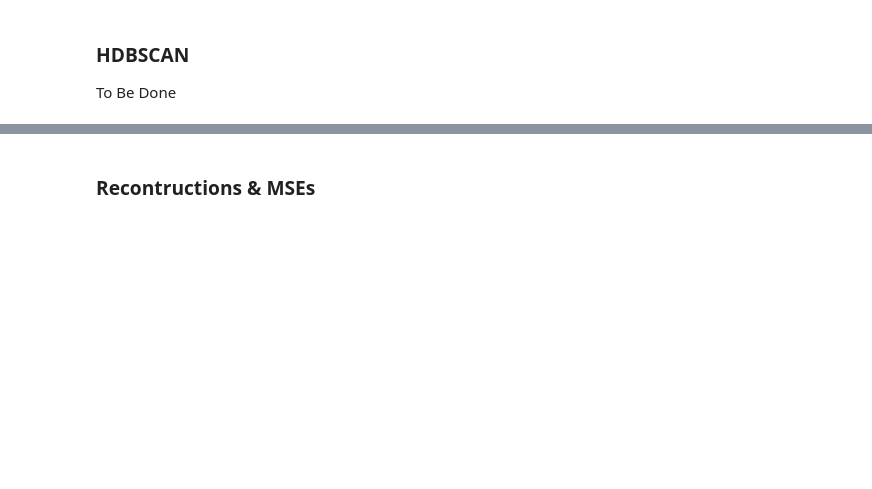
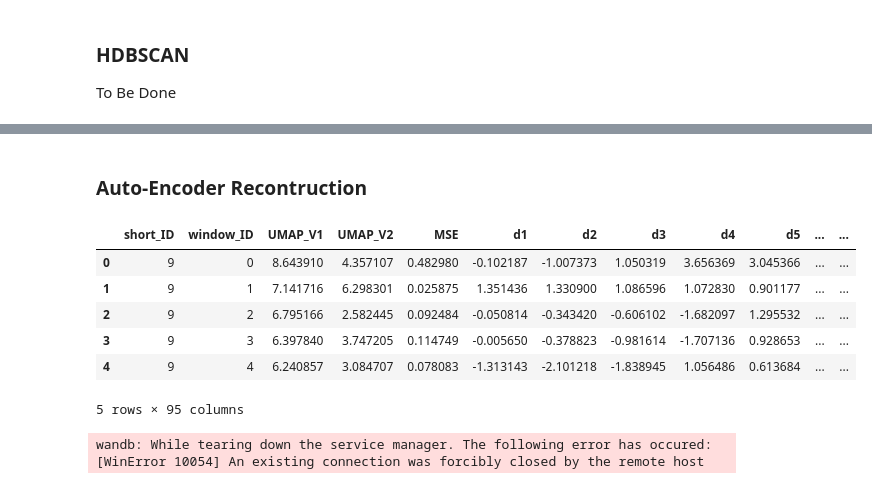
Before and after one commit to VascoPM/3rd-Test, a Jupyter notebook: Encoder_Clustering_Solutions.ipynb, the cells around one changed output, grey strips where cells are left out. Saved outputs shown, nothing was run; the diff lists cells and outputs as text; code cells hidden in the pictures; blank space fills up the shorter version.

Commit message:
Clustering Solution Notebook and Initial Dashborad Transfer from Second Test

```diff
--- a/Encoder_Clustering_Solutions.ipynb
+++ b/Encoder_Clustering_Solutions.ipynb
@@ -216,2 +326,34 @@ df_sols.reset_index(names=['local_id', 'window_id'], inplace=True)
+# %%
+def UMAP_funct (data, dims = 2, mode = 'visualisation'):
+    # this function allows you to switch from the settings optimazed from visualisation to clustering more easily
+    start_time = time.time()
+    if mode == 'visualisation':
+        print(f'Processing UMAP {dims}D-Viz')
+        umap_array = umap.UMAP(random_state=42, n_components = dims).fit_transform(data)
+        print(f'Time: {np.round(time.time() - start_time,2)}[s]')
+
+        return umap_array
+
+    elif mode == 'clustering':
+
+        print(f'Processing UMAP {dims}D-Clust')
+        # Settings from https://umap-learn.readthedocs.io/en/latest/clustering.html
+        # General idea is larger n_neighbors to capture wider relationships, and smaller min_dist to keep points closer (better for density alg)
+        umap_array = umap.UMAP(random_state=42,
+                               n_components = dims,
+                               n_neighbors=30,
+                               min_dist=0.0
+                              ).fit_transform(data)
+
+        print(f'Time: {np.round(time.time() - start_time,2)}[s]')
+
+        return umap_array
+    else:
+        print(f'UMAP mode {mode} NOT recognized.')
+# %%
+# Calculating Latent Space Projection
+encoded_data = encoder(Data[window_cols].to_numpy())
+encoded_data = encoded_data.numpy()
+df_encoded = pd.DataFrame(encoded_data)
 # %%
 #Calcs UMAP for Visual Purposes
@@ -287,6 +456,19 @@ df_sols.to_csv(f'ModelResults/ClusteringUmap/{solution_fileName}.csv', index=Fal
 # %% [markdown]
-### Recontructions & MSEs
+### Auto-Encoder Recontruction
+# %%
+df_reconstruct.head()
+# %% [output]
+|  | short_ID | window_ID | UMAP_V1 | UMAP_V2 | MSE | d1 | d2 | d3 | d4 | d5 | ... | ... |
+| 0 | 9 | 0 | 8.643910 | 4.357107 | 0.482980 | -0.102187 | -1.007373 | 1.050319 | 3.656369 | 3.045366 | ... | ... |
+| 1 | 9 | 1 | 7.141716 | 6.298301 | 0.025875 | 1.351436 | 1.330900 | 1.086596 | 1.072830 | 0.901177 | ... | ... |
+| 2 | 9 | 2 | 6.795166 | 2.582445 | 0.092484 | -0.050814 | -0.343420 | -0.606102 | -1.682097 | 1.295532 | ... | ... |
+| 3 | 9 | 3 | 6.397840 | 3.747205 | 0.114749 | -0.005650 | -0.378823 | -0.981614 | -1.707136 | 0.928653 | ... | ... |
+| 4 | 9 | 4 | 6.240857 | 3.084707 | 0.078083 | -1.313143 | -2.101218 | -1.838945 | 1.056486 | 0.613684 | ... | ... |
+5 rows × 95 columns
 # %%
-os.makedirs('Reconstruction', exist_ok=True)
-reconstruction_fileName = solution_name.replace(":", "_" )
-df_reconstruct.to_csv(f'ModelResults/Reconstruction/{reconstruction_fileName}.csv', index=False)
+os.makedirs(f'../ModelResults/AE_Reconstruction/{dataset_name}', exist_ok=True)
+# reconstruction_fileName = solution_name.replace(":", "_" )
+# reconstruction_fileName = f'{Model_Name}_Latent-Space-{latent_layer_size}_{reconstruction_fileName}.csv'
+df_reconstruct.to_csv(f'../ModelResults/AE_Reconstruction/{dataset_name}/{solution_fileName}', index=False)
+# %% [output]
+wandb: While tearing down the service manager. The following error has occured: [WinError 10054] An existing connection was forcibly closed by the remote host
```
Also changed, not shown: parts of 54 cells of this notebook, 3 other files.
